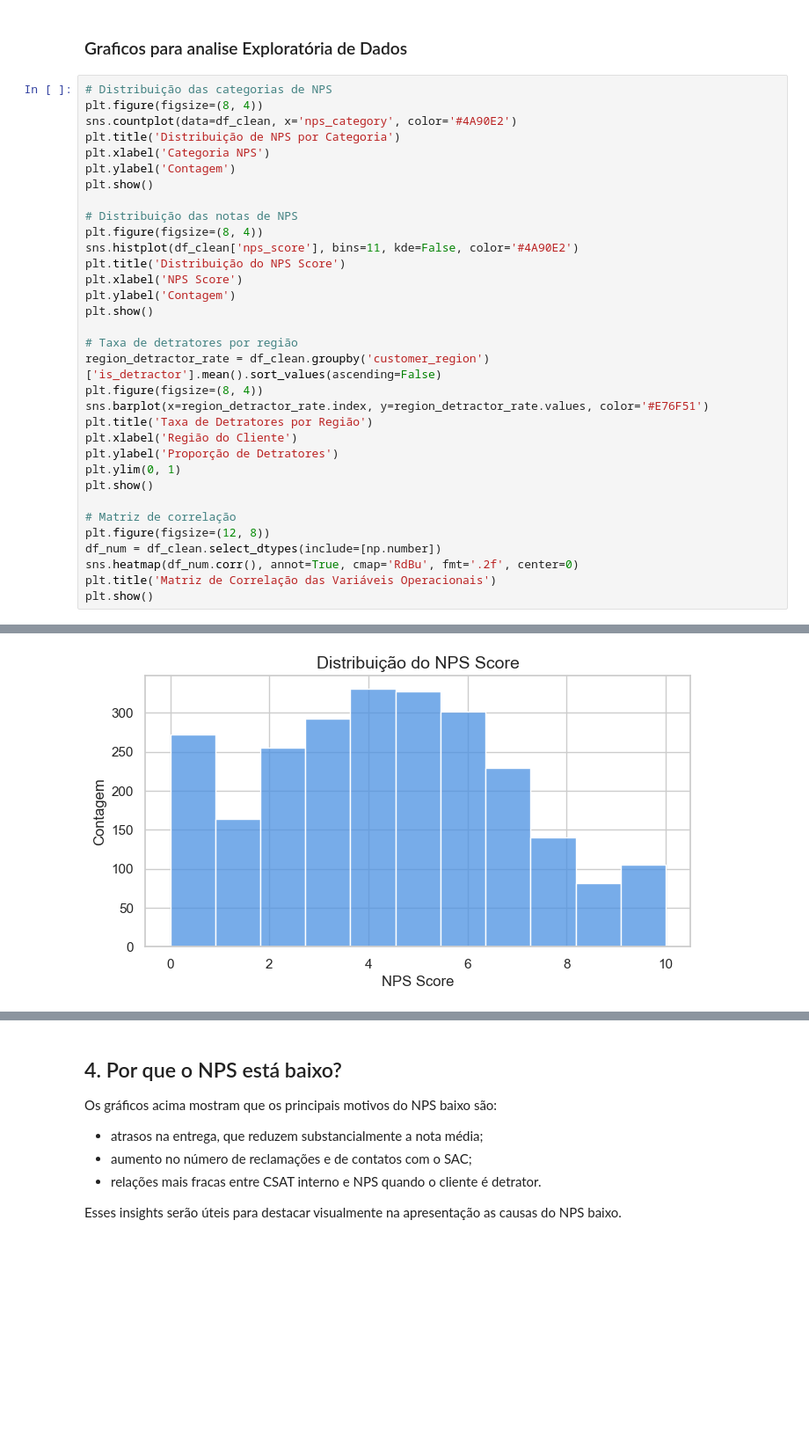
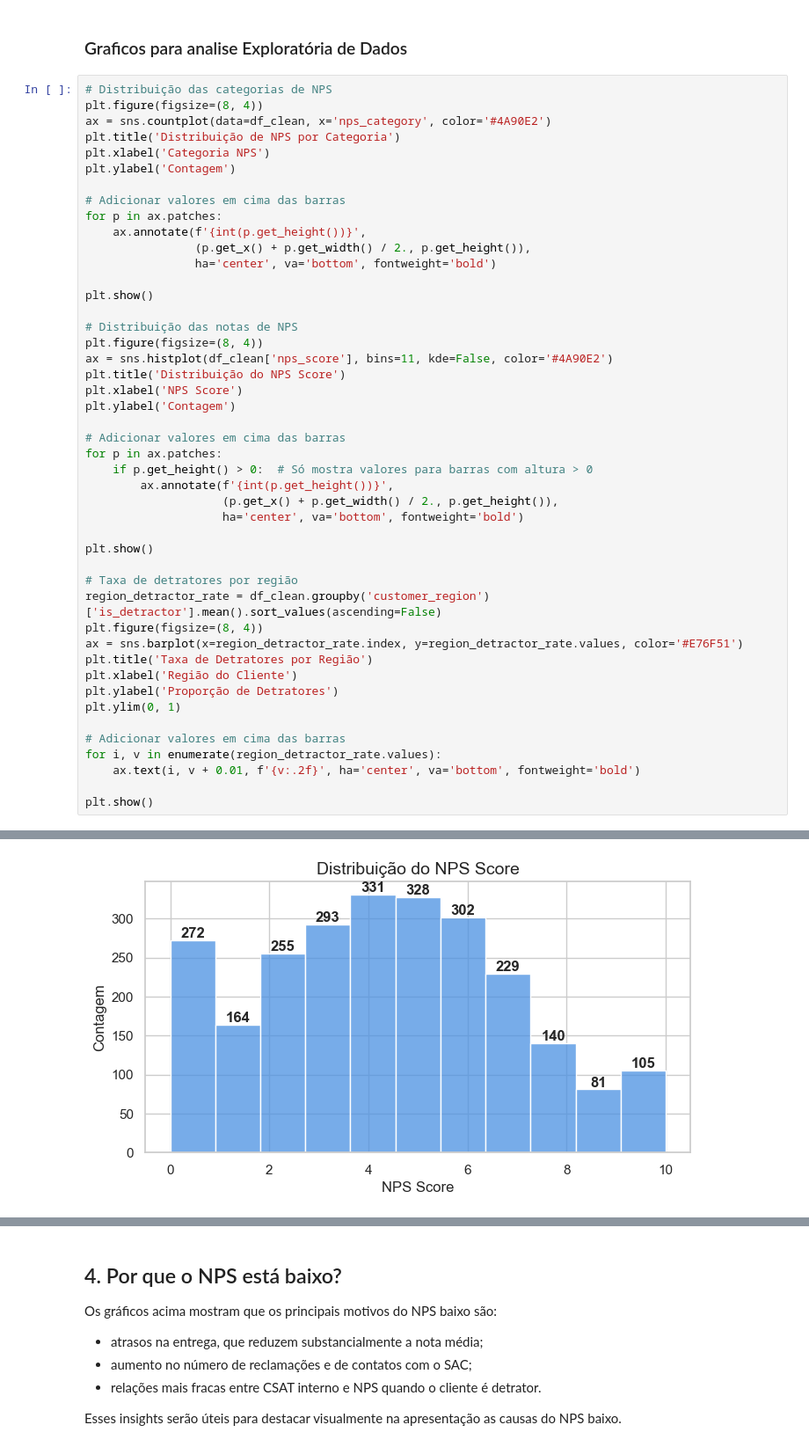
Before and after one commit to tuanyfortunato/CaseNPSPreditivo, a Jupyter notebook: notebooks/CaseNpsPreditivo_Final.ipynb, the cells around one changed output, grey strips where cells are left out. Shown at 88% size. Saved outputs shown, nothing was run; the diff lists cells and outputs as text; blank space fills up the shorter version.

```diff
--- a/notebooks/CaseNpsPreditivo_Final.ipynb
+++ b/notebooks/CaseNpsPreditivo_Final.ipynb
@@ -197,34 +204,47 @@ Vamos investigar quais variáveis têm maior correlação com a nota final e car
 # %%
 # Distribuição das categorias de NPS
 plt.figure(figsize=(8, 4))
-sns.countplot(data=df_clean, x='nps_category', color='#4A90E2')
+ax = sns.countplot(data=df_clean, x='nps_category', color='#4A90E2')
 plt.title('Distribuição de NPS por Categoria')
 plt.xlabel('Categoria NPS')
 plt.ylabel('Contagem')
+
+# Adicionar valores em cima das barras
+for p in ax.patches:
+    ax.annotate(f'{int(p.get_height())}',
+                (p.get_x() + p.get_width() / 2., p.get_height()),
+                ha='center', va='bottom', fontweight='bold')
+
 plt.show()
 
 # Distribuição das notas de NPS
 plt.figure(figsize=(8, 4))
-sns.histplot(df_clean['nps_score'], bins=11, kde=False, color='#4A90E2')
+ax = sns.histplot(df_clean['nps_score'], bins=11, kde=False, color='#4A90E2')
 plt.title('Distribuição do NPS Score')
 plt.xlabel('NPS Score')
 plt.ylabel('Contagem')
+
+# Adicionar valores em cima das barras
+for p in ax.patches:
+    if p.get_height() > 0:  # Só mostra valores para barras com altura > 0
+        ax.annotate(f'{int(p.get_height())}',
+                    (p.get_x() + p.get_width() / 2., p.get_height()),
+                    ha='center', va='bottom', fontweight='bold')
+
 plt.show()
 
 # Taxa de detratores por região
 region_detractor_rate = df_clean.groupby('customer_region')['is_detractor'].mean().sort_values(ascending=False)
 plt.figure(figsize=(8, 4))
-sns.barplot(x=region_detractor_rate.index, y=region_detractor_rate.values, color='#E76F51')
+ax = sns.barplot(x=region_detractor_rate.index, y=region_detractor_rate.values, color='#E76F51')
 plt.title('Taxa de Detratores por Região')
 plt.xlabel('Região do Cliente')
 plt.ylabel('Proporção de Detratores')
 plt.ylim(0, 1)
+
+# Adicionar valores em cima das barras
+for i, v in enumerate(region_detractor_rate.values):
+    ax.text(i, v + 0.01, f'{v:.2f}', ha='center', va='bottom', fontweight='bold')
+
 plt.show()
-
-# Matriz de correlação
-plt.figure(figsize=(12, 8))
-df_num = df_clean.select_dtypes(include=[np.number])
-sns.heatmap(df_num.corr(), annot=True, cmap='RdBu', fmt='.2f', center=0)
-plt.title('Matriz de Correlação das Variáveis Operacionais')
-plt.show()
 # %% [output]
@@ -232 +252 @@ plt.show()
-[figure, old version]
+[figure, new version]
```
Also changed, not shown: parts of 9 cells of this notebook, 12 other files.
